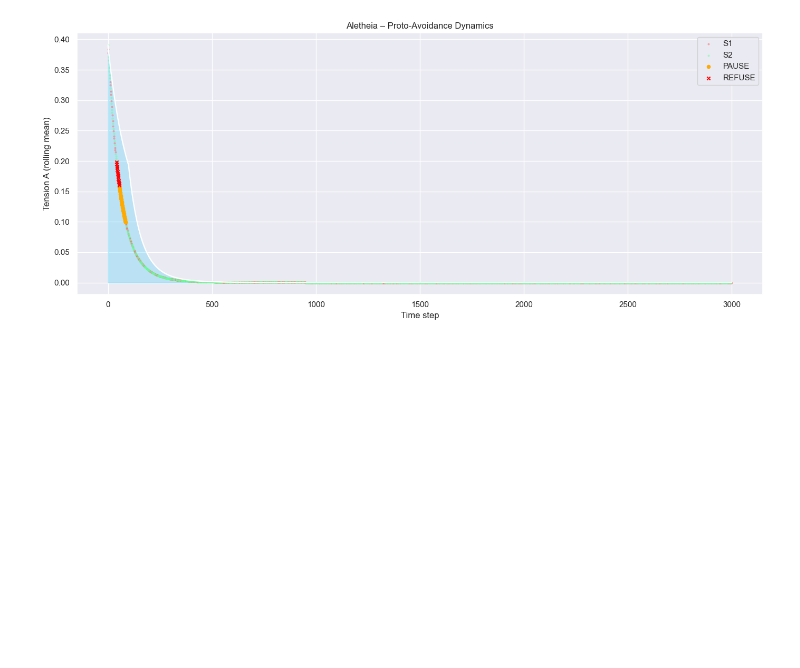
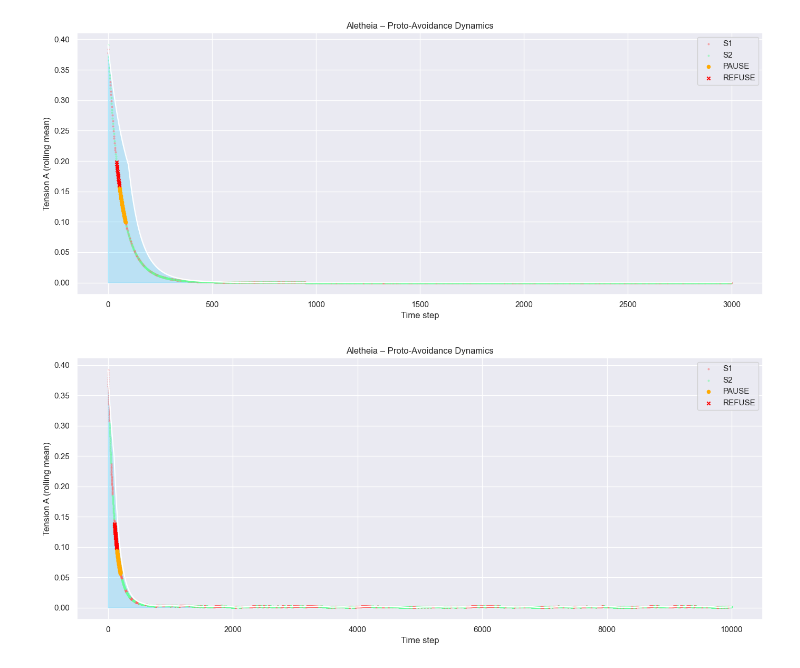
Before and after one commit to kunalgarg013/aletheia, a Jupyter notebook: src/experiments/plot_avoidance.ipynb, the cells around one changed output. Drawn from its saved outputs; the diff is of its cells as text; code cells hidden in the pictures; blank space fills up the shorter version.

```diff
--- a/src/experiments/plot_avoidance.ipynb
+++ b/src/experiments/plot_avoidance.ipynb
@@ -98,7 +98,7 @@ from pathlib import Path
 # %%
 # --- Load history (.npz) ---
 # run_path = Path("../../results/run1.npz")
-run_path = Path("../../results/run_v02.npz")  # swap v01/v02 to compare
+run_path = Path("../../results/run_v02b.npz")  # swap v01/v02 to compare
 
 data = np.load(run_path)
 A = data["A"]
@@ -115,32 +115,32 @@ df = pd.DataFrame({
 
 # %%
 # --- Rolling average to reveal drift ---
 df["A_roll"] = df["A"].rolling(window=100, min_periods=1).mean()
 
 # %%
 sns.set_theme(style="darkgrid")
 plt.figure(figsize=(14,6))
 
 # Tension line
 sns.lineplot(x="step", y="A_roll", data=df, color="white", linewidth=1.8)
 plt.fill_between(df["step"], df["A_roll"], color="deepskyblue", alpha=0.2)
 
 # Overlay stimulus color bands
 for kind, color in {"S1":"#ff6666", "S2":"#66ff99"}.items():
-    mask = df["kind"] == kind
     plt.scatter(df.loc[mask,"step"], df.loc[mask,"A"], s=4, color=color, alpha=0.4, label=kind)
 
 # Mark pauses/refusals
 for act, marker, col in [("PAUSE","o","#ffaa00"), ("REFUSE","x","#ff0000")]:
     mask = df["act"] == act
     plt.scatter(df.loc[mask,"step"], df.loc[mask,"A"], marker=marker, color=col, s=20, label=act)
 
 plt.legend(loc="upper right")
 plt.title("Aletheia – Proto-Avoidance Dynamics")
 plt.xlabel("Time step")
 plt.ylabel("Tension A (rolling mean)")
 plt.tight_layout()
-plt.show()
 
 # %% [markdown]
 # *Hesitation is the beginning of self.*
+# %% [output]
+[figure, added]
```
Also changed, not shown: 1 other file.
